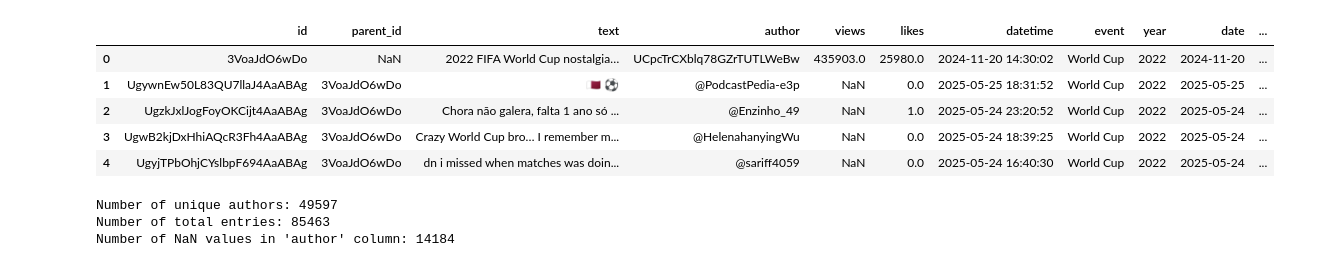
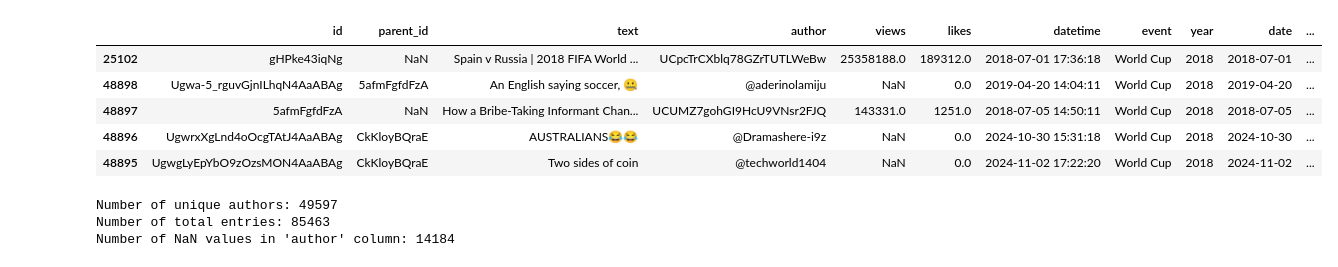
Before and after one commit to Harriet2004/SocialMedia, a Jupyter notebook: youtube_reddit_Q2.ipynb, the cells around one changed output. Cells and saved outputs as stored; diff of their text form; code cells hidden in the pictures.

```diff
--- a/youtube_reddit_Q2.ipynb
+++ b/youtube_reddit_Q2.ipynb
@@ -10,14 +10,14 @@ df = pd.read_csv("datasets/youtube_cleaned.csv")
 reddit_df = pd.read_csv("datasets/reddit_cleaned.csv")
 youtube_df = pd.read_csv("datasets/youtube_cleaned.csv")
 # %%
-youtube_df.head()
+youtube_df.sort_values(by='year').head()
 # %% [output]
 |  | id | parent_id | text | author | views | likes | datetime | event | year | date | ... |
-| 0 | 3VoaJdO6wDo | NaN | 2022 FIFA World Cup nostalgia… | UCpcTrCXblq78GZrTUTLWeBw | 435903.0 | 25980.0 | 2024-11-20 14:30:02 | World Cup | 2022 | 2024-11-20 | ... |
-| 1 | UgywnEw50L83QU7llaJ4AaABAg | 3VoaJdO6wDo | 🇶🇦 ⚽ | @PodcastPedia-e3p | NaN | 0.0 | 2025-05-25 18:31:52 | World Cup | 2022 | 2025-05-25 | ... |
-| 2 | UgzkJxlJogFoyOKCijt4AaABAg | 3VoaJdO6wDo | Chora não galera, falta 1 ano só ... | @Enzinho_49 | NaN | 1.0 | 2025-05-24 23:20:52 | World Cup | 2022 | 2025-05-24 | ... |
-| 3 | UgwB2kjDxHhiAQcR3Fh4AaABAg | 3VoaJdO6wDo | Crazy World Cup bro… I remember m... | @HelenahanyingWu | NaN | 0.0 | 2025-05-24 18:39:25 | World Cup | 2022 | 2025-05-24 | ... |
-| 4 | UgyjTPbOhjCYslbpF694AaABAg | 3VoaJdO6wDo | dn i missed when matches was doin... | @sariff4059 | NaN | 0.0 | 2025-05-24 16:40:30 | World Cup | 2022 | 2025-05-24 | ... |
+| 25102 | gHPke43iqNg | NaN | Spain v Russia | 2018 FIFA World ... | UCpcTrCXblq78GZrTUTLWeBw | 25358188.0 | 189312.0 | 2018-07-01 17:36:18 | World Cup | 2018 | 2018-07-01 | ... |
+| 48898 | Ugwa-5_rguvGjnILhqN4AaABAg | 5afmFgfdFzA | An English saying soccer, 🤐 | @aderinolamiju | NaN | 0.0 | 2019-04-20 14:04:11 | World Cup | 2018 | 2019-04-20 | ... |
+| 48897 | 5afmFgfdFzA | NaN | How a Bribe-Taking Informant Chan... | UCUMZ7gohGI9HcU9VNsr2FJQ | 143331.0 | 1251.0 | 2018-07-05 14:50:11 | World Cup | 2018 | 2018-07-05 | ... |
+| 48896 | UgwrxXgLnd4oOcgTAtJ4AaABAg | CkKloyBQraE | AUSTRALIANS😂😂 | @Dramashere-i9z | NaN | 0.0 | 2024-10-30 15:31:18 | World Cup | 2018 | 2024-10-30 | ... |
+| 48895 | UgwgLyEpYbO9zOzsMON4AaABAg | CkKloyBQraE | Two sides of coin | @techworld1404 | NaN | 0.0 | 2024-11-02 17:22:20 | World Cup | 2018 | 2024-11-02 | ... |
 # %%
 
 unique_count = reddit_df['author'].nunique()
```
Also changed, not shown: parts of 4 cells of this notebook.
